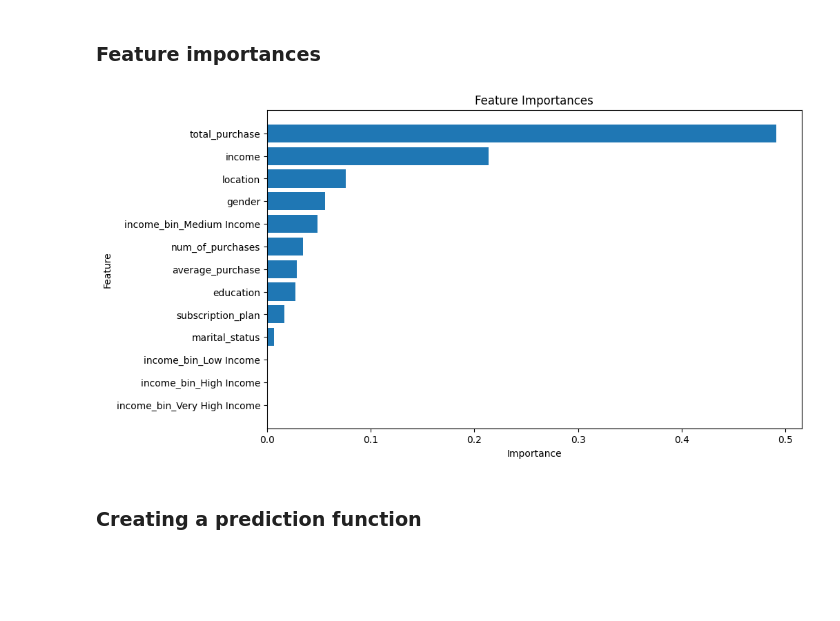
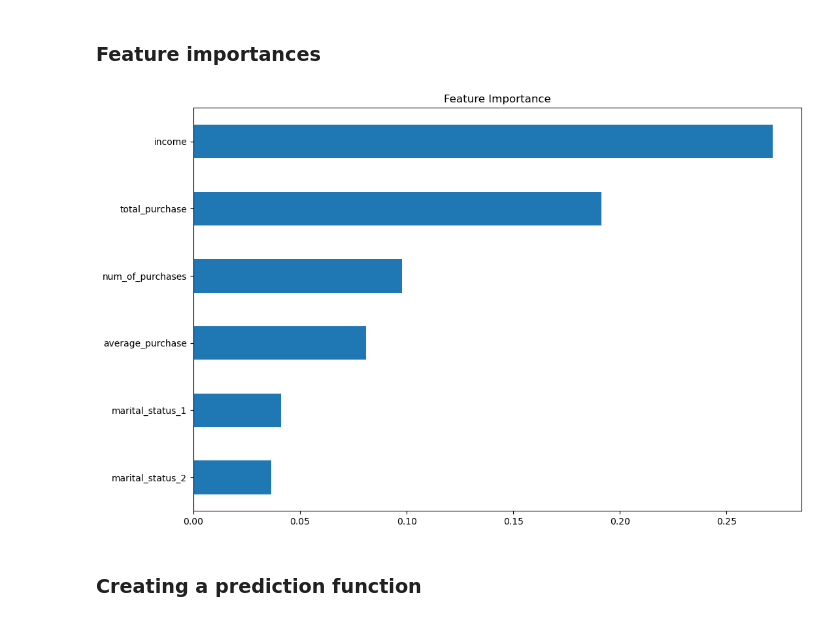
Before and after one commit to Ettiene-Koekemoer/Machine-Learning-382-Project2-Group_J, a Jupyter notebook: modeling.ipynb, the cells around one changed output. Cells and saved outputs as stored; diff of their text form; code cells hidden in the pictures; blank space fills up the shorter version.

```diff
--- a/modeling.ipynb
+++ b/modeling.ipynb
@@ -818,23 +821,20 @@ joblib.dump(tree_Model, './artifacts/model_2.pkl')
 final_model = joblib.load('./artifacts/model_2.pkl')
 # %% [markdown]
 ### Feature importances
-# %%
-feature_model = final_model.named_steps['decisiontreeclassifier']
-feature_importance = feature_model.feature_importances_
-feature_names = x_Train.columns
-
-feature_importance_df = pd.DataFrame({'Feature': feature_names, 'Importance': feature_importance})
-
-sorted_feature_importance_df = feature_importance_df.sort_values(by='Importance', ascending=False)
-
-# Plot the feature importances as a bar graph
-plt.figure(figsize=(10, 6))
-plt.barh(sorted_feature_importance_df['Feature'], sorted_feature_importance_df['Importance'])
-plt.xlabel('Importance')
-plt.ylabel('Feature')
-plt.title('Feature Importances')
-plt.gca().invert_yaxis()  # Invert y-axis to display most important features at the top
-plt.show()
-# %% [output]
-[figure, removed]
+# %%
+# Get coefficients of features
+coefficients = final_model.named_steps.randomforestclassifier.feature_importances_
+
+# Get feature names
+features = final_model.named_steps["onehotencoder"].get_feature_names()
+
+# Create a Series of features
+feat_imp = pd.Series(data=coefficients, index=features)
+
+plot_feat_imp = feat_imp.sort_values(ascending=True).tail(6)
+plot_feat_imp.plot(kind="barh", figsize=(12,8))
+plt.title("Feature Importance")
+plt.show()
+# %% [output]
+[figure, added]
 # %%
```
Also changed, not shown: parts of 15 cells of this notebook, 6 other files.
